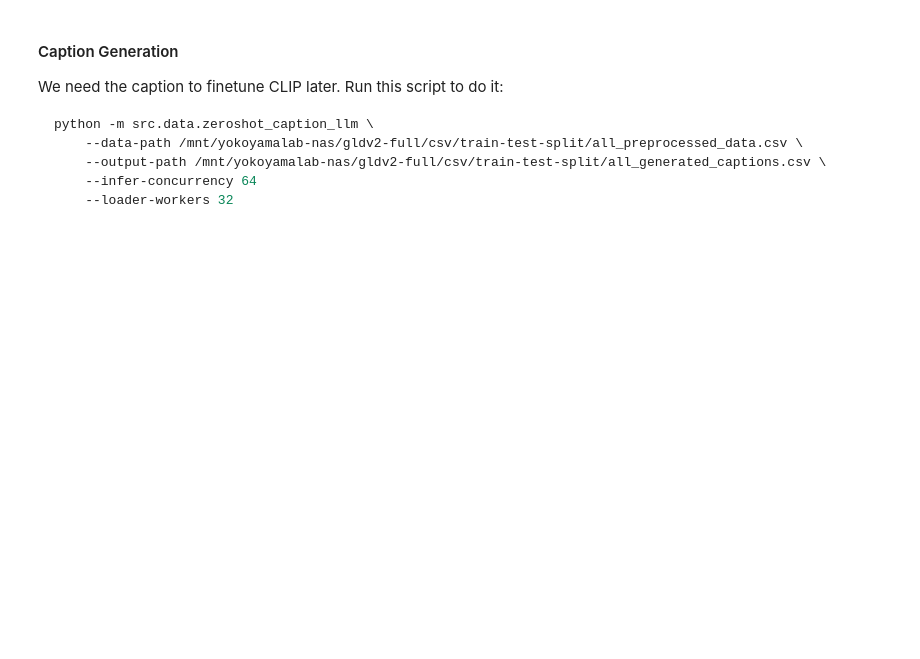
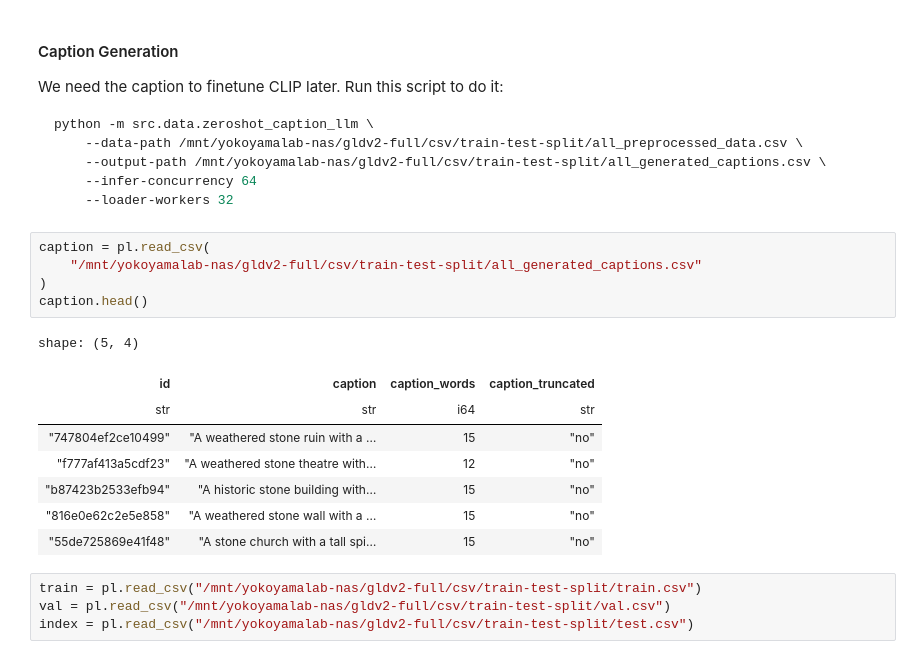
Before and after one commit to fhrzn/geocir, a Jupyter notebook: notebooks/wikidata.ipynb, the cells around one changed output. Saved outputs shown, nothing was run; the diff lists cells and outputs as text; blank space fills up the shorter version.

````diff
--- a/notebooks/wikidata.ipynb
+++ b/notebooks/wikidata.ipynb
@@ -1169,3 +1197,21 @@ python -m src.data.zeroshot_caption_llm \
     --infer-concurrency 64
     --loader-workers 32
 ```
+# %%
+caption = pl.read_csv(
+    "/mnt/yokoyamalab-nas/gldv2-full/csv/train-test-split/all_generated_captions.csv"
+)
+caption.head()
+# %% [output]
+shape: (5, 4)
+| id | caption | caption_words | caption_truncated |
+| str | str | i64 | str |
+| "747804ef2ce10499" | "A weathered stone ruin with a … | 15 | "no" |
+| "f777af413a5cdf23" | "A weathered stone theatre with… | 12 | "no" |
+| "b87423b2533efb94" | "A historic stone building with… | 15 | "no" |
+| "816e0e62c2e5e858" | "A weathered stone wall with a … | 15 | "no" |
+| "55de725869e41f48" | "A stone church with a tall spi… | 15 | "no" |
+# %%
+train = pl.read_csv("/mnt/yokoyamalab-nas/gldv2-full/csv/train-test-split/train.csv")
+val = pl.read_csv("/mnt/yokoyamalab-nas/gldv2-full/csv/train-test-split/val.csv")
+index = pl.read_csv("/mnt/yokoyamalab-nas/gldv2-full/csv/train-test-split/test.csv")
````
Also changed, not shown: parts of 12 cells of this notebook.
